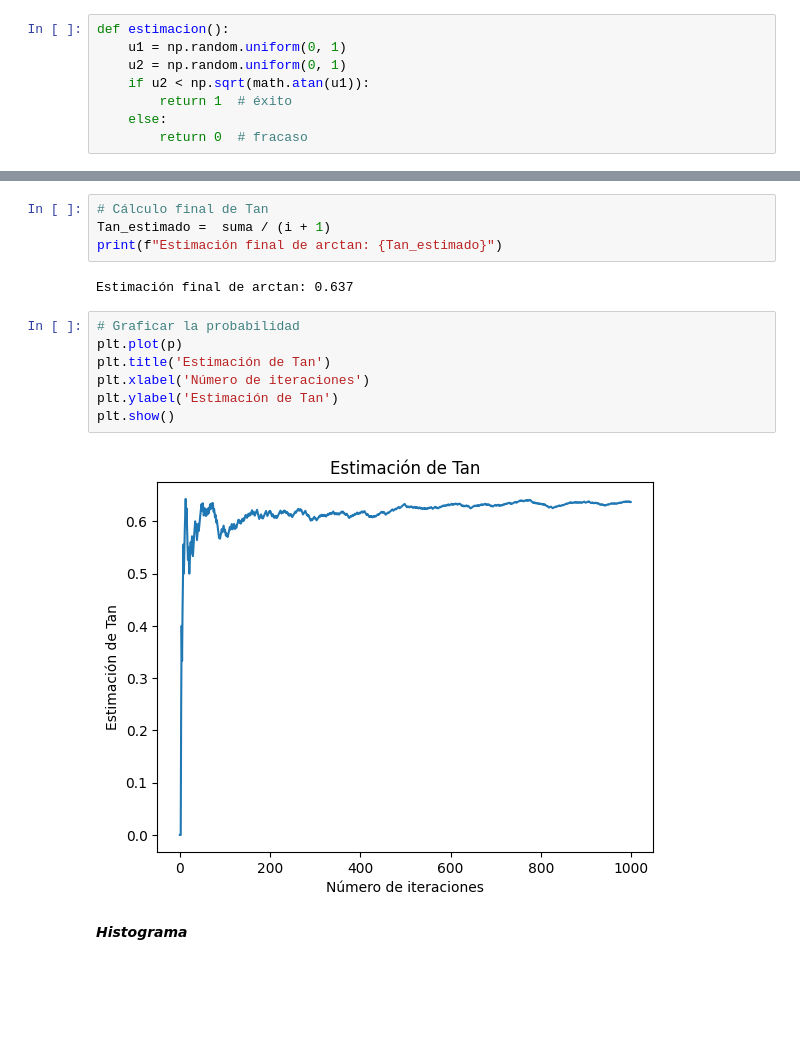
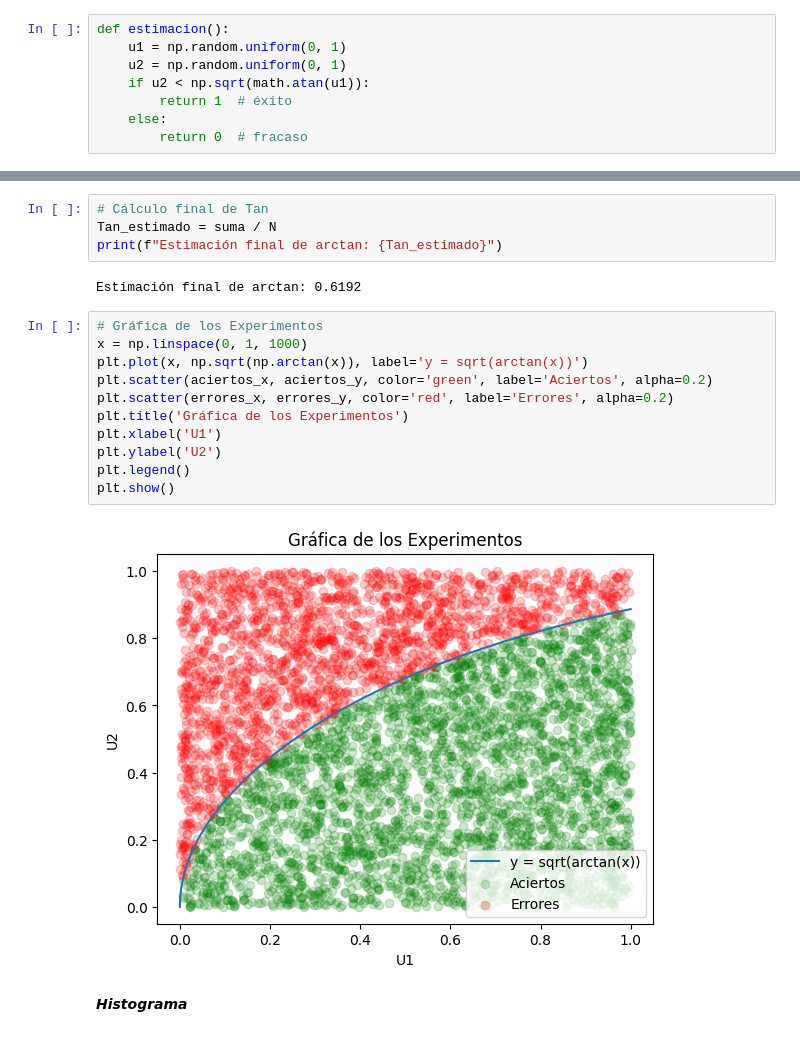
Before and after one commit to Anali24/SIMULACION-I, a Jupyter notebook: Monte_Carlo_Tan_SI.ipynb, the cells around one changed output, grey strips where cells are left out. Cells and saved outputs as stored; diff of their text form; blank space fills up the shorter version.

```diff
--- a/Monte_Carlo_Tan_SI.ipynb
+++ b/Monte_Carlo_Tan_SI.ipynb
@@ -52,18 +67,22 @@ for i in range(N):
 # %%
 # Cálculo final de Tan
-Tan_estimado =  suma / (i + 1)
+Tan_estimado = suma / N
 print(f"Estimación final de arctan: {Tan_estimado}")
 # %% [output]
-Estimación final de arctan: 0.637
+Estimación final de arctan: 0.6192
-# %%
-# Graficar la probabilidad
-plt.plot(p)
-plt.title('Estimación de Tan')
-plt.xlabel('Número de iteraciones')
-plt.ylabel('Estimación de Tan')
-plt.show()
-# %% [output]
-[figure, removed]
+# %%
+# Gráfica de los Experimentos
+x = np.linspace(0, 1, 1000)
+plt.plot(x, np.sqrt(np.arctan(x)), label='y = sqrt(arctan(x))')
+plt.scatter(aciertos_x, aciertos_y, color='green', label='Aciertos', alpha=0.2)
+plt.scatter(errores_x, errores_y, color='red', label='Errores', alpha=0.2)
+plt.title('Gráfica de los Experimentos')
+plt.xlabel('U1')
+plt.ylabel('U2')
+plt.legend()
+plt.show()
+# %% [output]
+[figure, added]
 # %% [markdown]
 ***Histograma***
 # %%
```
Also changed, not shown: parts of 35 cells of this notebook.
